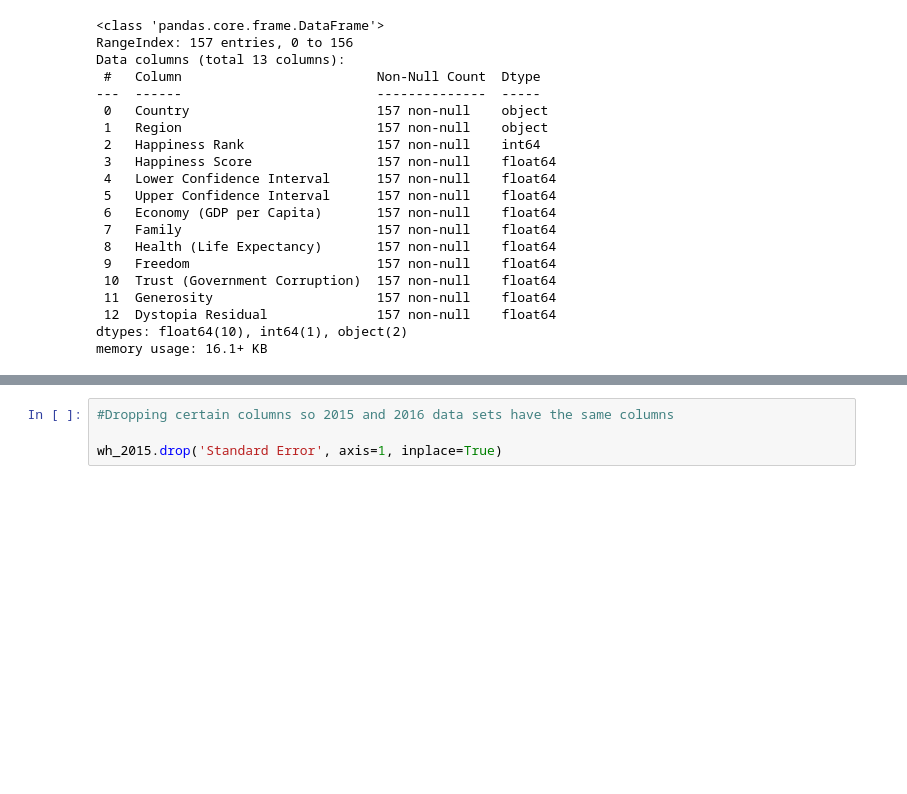
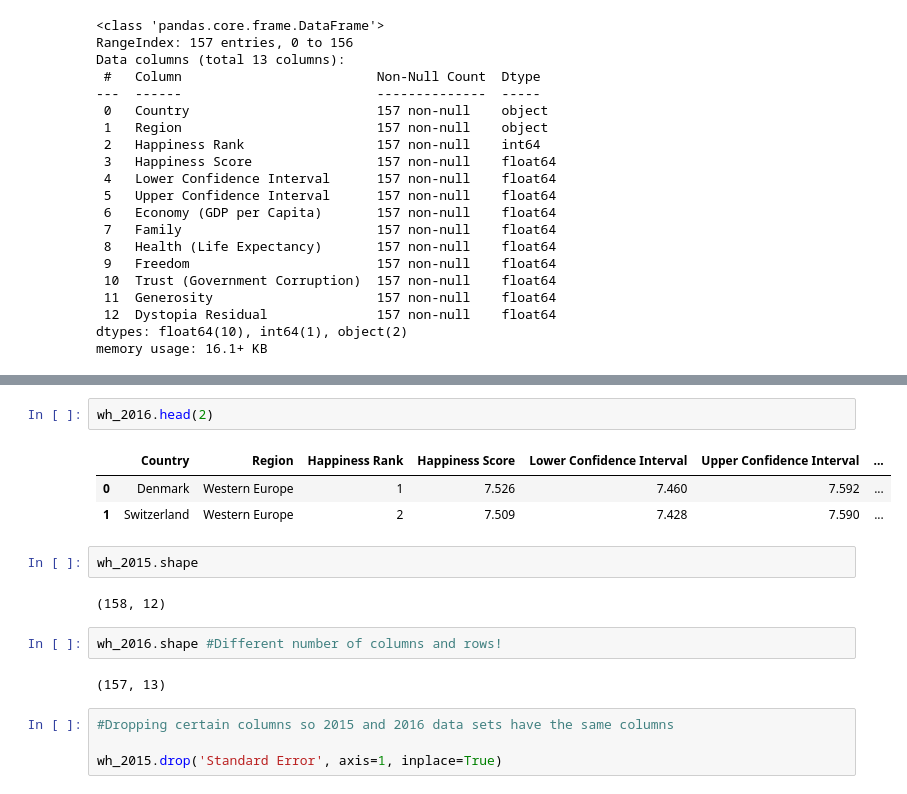
Before and after one commit to joshvsp/Python-Projects, a Jupyter notebook: Data Exploration - World Happiness.ipynb, the cells around one changed output, grey strips where cells are left out. Drawn from its saved outputs; the diff is of its cells as text; blank space fills up the shorter version.

```diff
--- a/Data Exploration - World Happiness.ipynb
+++ b/Data Exploration - World Happiness.ipynb
@@ -64,3 +76,17 @@ memory usage: 16.1+ KB
+# %%
+wh_2016.head(2)
+# %% [output]
+|  | Country | Region | Happiness Rank | Happiness Score | Lower Confidence Interval | Upper Confidence Interval | ... |
+| 0 | Denmark | Western Europe | 1 | 7.526 | 7.460 | 7.592 | ... |
+| 1 | Switzerland | Western Europe | 2 | 7.509 | 7.428 | 7.590 | ... |
+# %%
+wh_2015.shape
+# %% [output]
+(158, 12)
+# %%
+wh_2016.shape #Different number of columns and rows!
+# %% [output]
+(157, 13)
 # %%
 #Dropping certain columns so 2015 and 2016 data sets have the same columns
 
```
Also changed, not shown: parts of 3 cells of this notebook.
